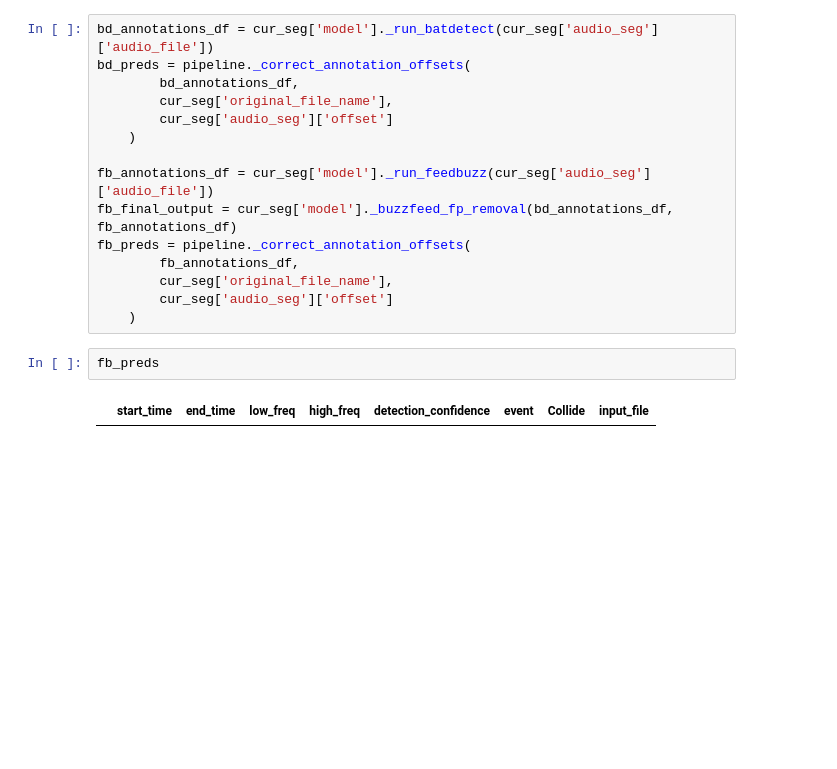
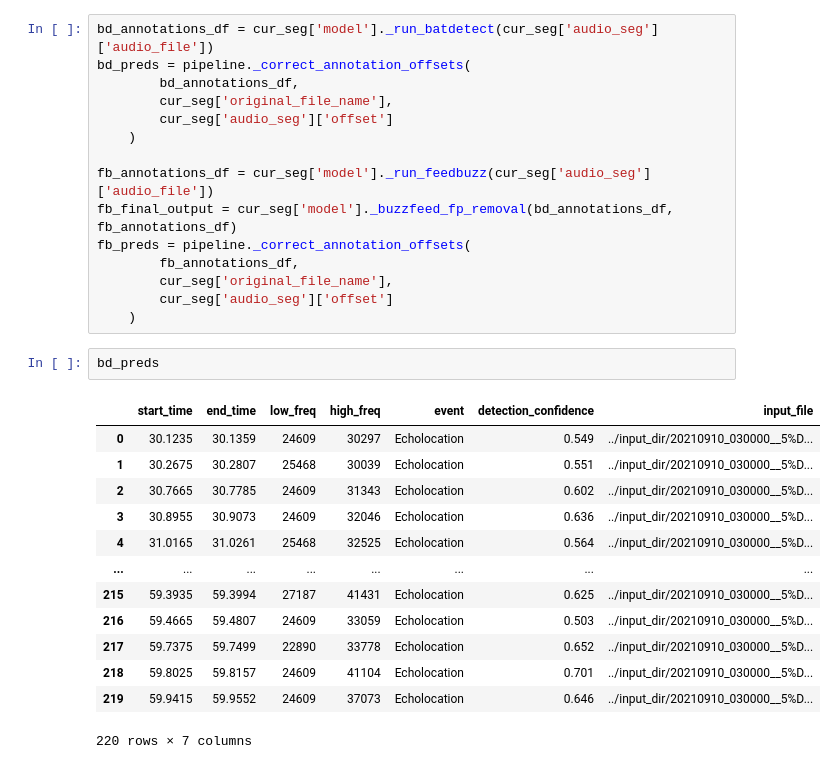
Before and after one commit to ctuguinay/bat-detector-msds, a Jupyter notebook: notebooks/msds_pipeline.ipynb, the cells around one changed output. Drawn from its saved outputs; the diff is of its cells as text; blank space fills up the shorter version.

```diff
--- a/notebooks/msds_pipeline.ipynb
+++ b/notebooks/msds_pipeline.ipynb
@@ -310,7 +326,19 @@ fb_preds = pipeline._correct_annotation_offsets(
         cur_seg['original_file_name'],
         cur_seg['audio_seg']['offset']
     )
-# %%
-fb_preds
-# %% [output]
-|  | start_time | end_time | low_freq | high_freq | detection_confidence | event | Collide | input_file |
+# %%
+bd_preds
+# %% [output]
+|  | start_time | end_time | low_freq | high_freq | event | detection_confidence | input_file |
+| 0 | 30.1235 | 30.1359 | 24609 | 30297 | Echolocation | 0.549 | ../input_dir/20210910_030000__5%D... |
+| 1 | 30.2675 | 30.2807 | 25468 | 30039 | Echolocation | 0.551 | ../input_dir/20210910_030000__5%D... |
+| 2 | 30.7665 | 30.7785 | 24609 | 31343 | Echolocation | 0.602 | ../input_dir/20210910_030000__5%D... |
+| 3 | 30.8955 | 30.9073 | 24609 | 32046 | Echolocation | 0.636 | ../input_dir/20210910_030000__5%D... |
+| 4 | 31.0165 | 31.0261 | 25468 | 32525 | Echolocation | 0.564 | ../input_dir/20210910_030000__5%D... |
+| ... | ... | ... | ... | ... | ... | ... | ... |
+| 215 | 59.3935 | 59.3994 | 27187 | 41431 | Echolocation | 0.625 | ../input_dir/20210910_030000__5%D... |
+| 216 | 59.4665 | 59.4807 | 24609 | 33059 | Echolocation | 0.503 | ../input_dir/20210910_030000__5%D... |
+| 217 | 59.7375 | 59.7499 | 22890 | 33778 | Echolocation | 0.652 | ../input_dir/20210910_030000__5%D... |
+| 218 | 59.8025 | 59.8157 | 24609 | 41104 | Echolocation | 0.701 | ../input_dir/20210910_030000__5%D... |
+| 219 | 59.9415 | 59.9552 | 24609 | 37073 | Echolocation | 0.646 | ../input_dir/20210910_030000__5%D... |
+220 rows × 7 columns
```
Also changed, not shown: parts of 8 cells of this notebook, 7 other files.
